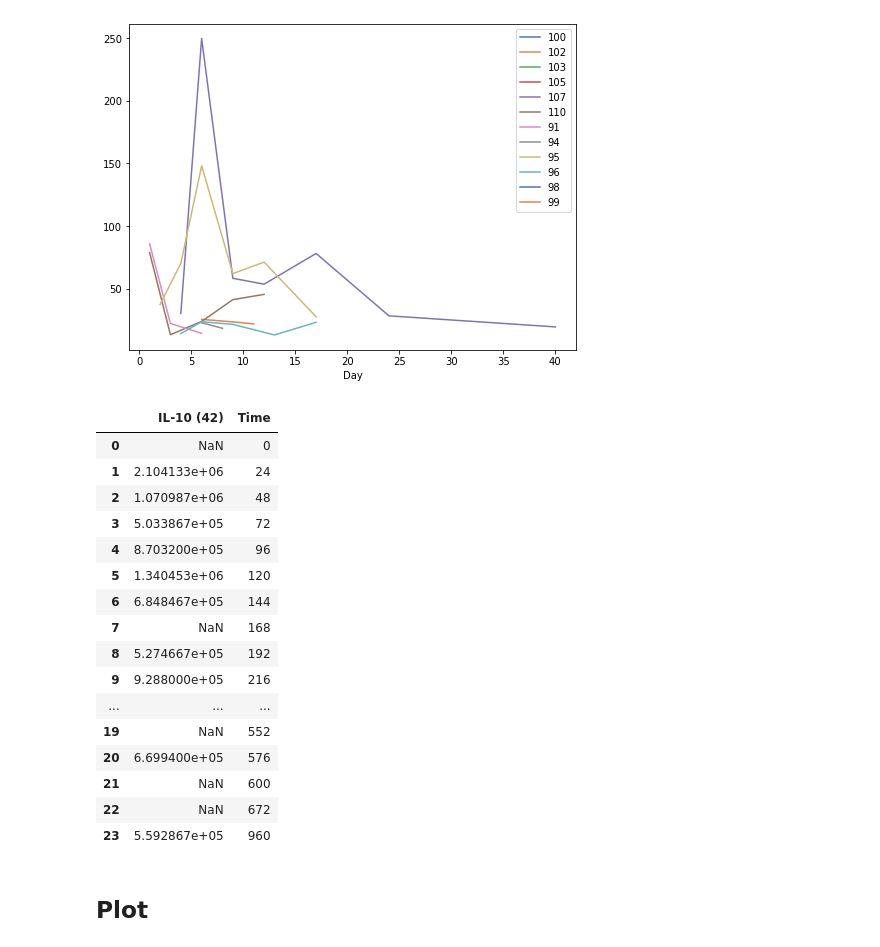
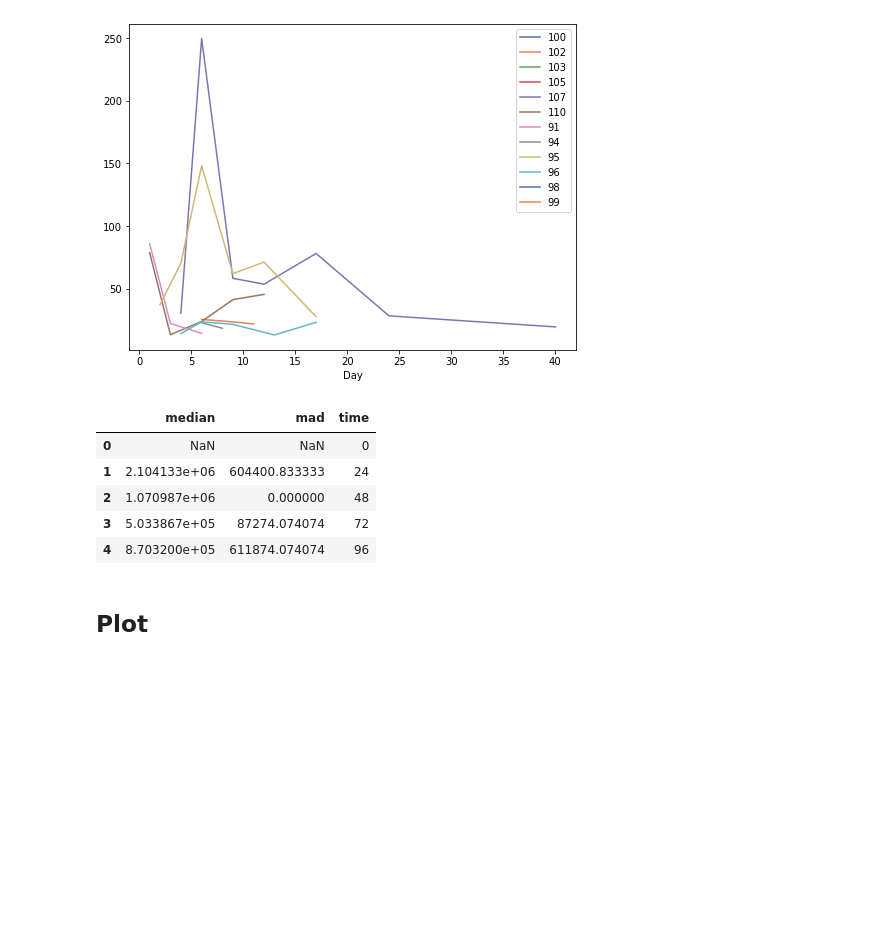
Before and after one commit to UvaCsl/immune-burn, a Jupyter notebook: notebooks/HIIS-CS.ipynb, the cells around one changed output. Cells and saved outputs as stored; diff of their text form; code cells hidden in the pictures; blank space fills up the shorter version.

```diff
--- a/notebooks/HIIS-CS.ipynb
+++ b/notebooks/HIIS-CS.ipynb
@@ -348,30 +325,16 @@ Patient # PBD
 99     AxesSubplot(0.125,0.125;0.775x0.755)
 Name: IL-10 (42), dtype: object
 [figure]
-# %%
-df_IL10 = df_clean[['IL-10 (42)', 'Day']].groupby('Day').median().reset_index()
-df_IL10['Time'] = df_IL10.Day * 24
-df_IL10['IL-10 (42)'] = df_IL10['IL-10 (42)'] * mult
-df_IL10 = df_IL10.drop('Day', axis=1)
-df_IL10
-# %% [output]
-|  | IL-10 (42) | Time |
-| 0 | NaN | 0 |
-| 1 | 2.104133e+06 | 24 |
-| 2 | 1.070987e+06 | 48 |
-| 3 | 5.033867e+05 | 72 |
-| 4 | 8.703200e+05 | 96 |
-| 5 | 1.340453e+06 | 120 |
-| 6 | 6.848467e+05 | 144 |
-| 7 | NaN | 168 |
-| 8 | 5.274667e+05 | 192 |
-| 9 | 9.288000e+05 | 216 |
-| ... | ... | ... |
-| 19 | NaN | 552 |
-| 20 | 6.699400e+05 | 576 |
-| 21 | NaN | 600 |
-| 22 | NaN | 672 |
-| 23 | 5.592867e+05 | 960 |
+# %%
+df_IL10 = cyto.get_med_mad('IL-10 (42)', df_clean, params_mw, to_calculate = ['median', 'mad'])
+df_IL10.head()
+# %% [output]
+|  | median | mad | time |
+| 0 | NaN | NaN | 0 |
+| 1 | 2.104133e+06 | 604400.833333 | 24 |
+| 2 | 1.070987e+06 | 0.000000 | 48 |
+| 3 | 5.033867e+05 | 87274.074074 | 72 |
+| 4 | 8.703200e+05 | 611874.074074 | 96 |
 # %% [markdown]
 ## Plot
 # %%
```
Also changed, not shown: parts of 13 cells of this notebook, 8 other files.
